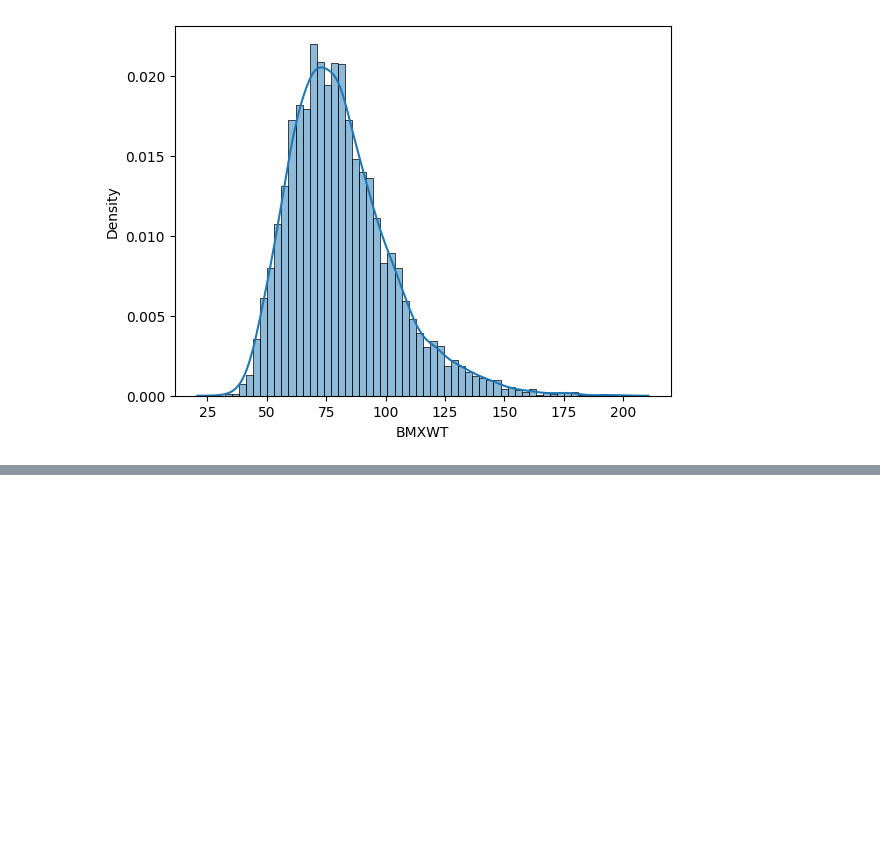
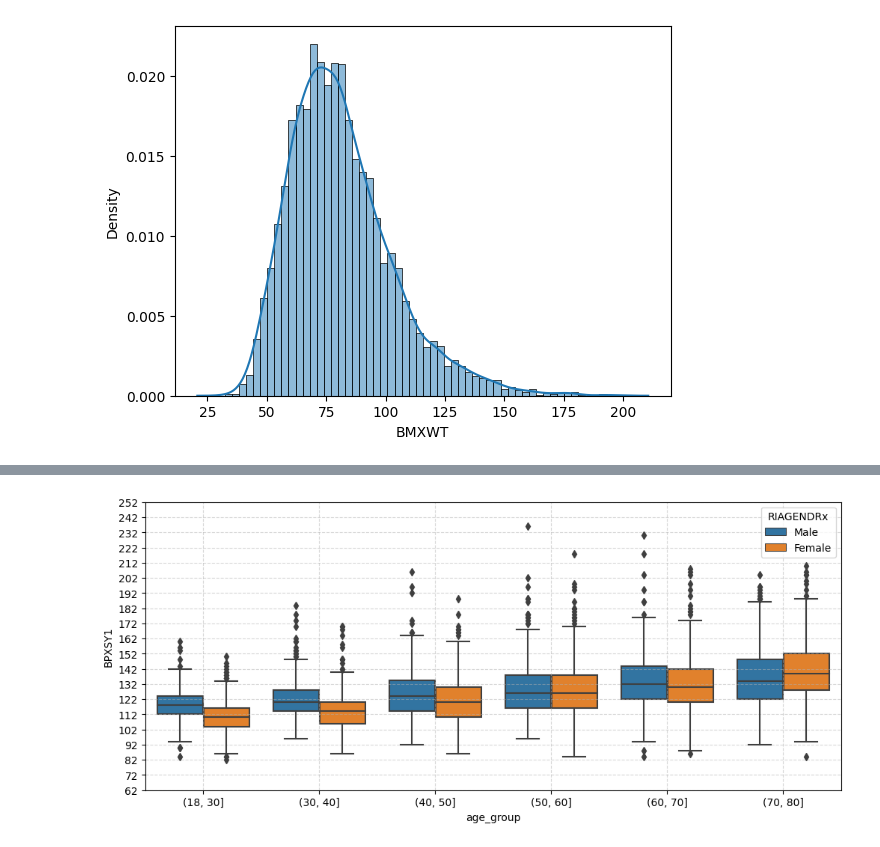
Before and after one commit to tauantorres/understanding-and-visualizing-data-with-python, a Jupyter notebook: week-2-pt-3.ipynb, the cells around one changed output, grey strips where cells are left out. Drawn from its saved outputs; the diff is of its cells as text; code cells hidden in the pictures; blank space fills up the shorter version.

```diff
--- a/week-2-pt-3.ipynb
+++ b/week-2-pt-3.ipynb
@@ -290,0 +348,17 @@ sns.histplot(data = da['BMXWT'].dropna(),
+# %%
+data = da.RIDAGEYR
+bins = [18, 30, 40, 50, 60, 70, 80]
+
+da['age_group'] = pd.cut(x=data, bins=bins)
+
+plt.figure(figsize=(12, 5))
+sns.boxplot(x="age_group", y="BPXSY1", hue="RIAGENDRx", data=da)
+
+data_ = da.BPXSY1
+y_max = int(data_.max())
+y_min = int(data_.min())
+
+plt.yticks(range(y_min - 20, y_max + 20, 10))
+plt.grid(True, linestyle='--', alpha=0.5)
+# %% [output]
+[figure, added]
```
Also changed, not shown: parts of 14 cells of this notebook.
